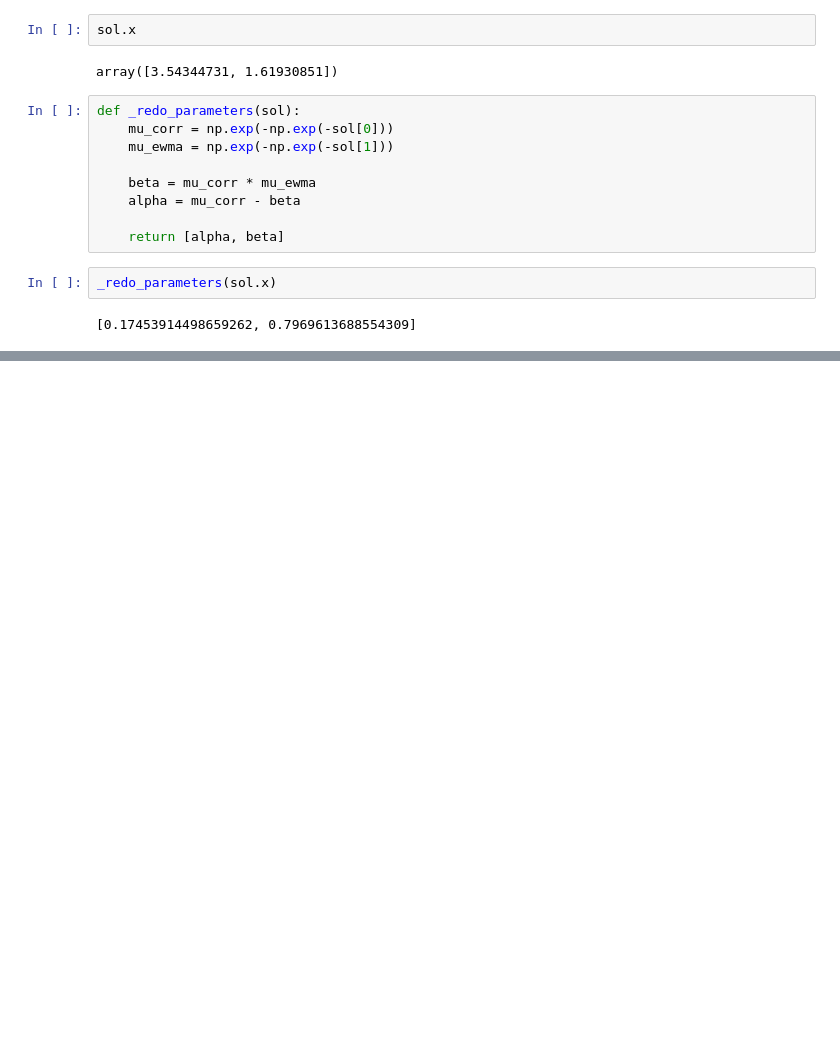
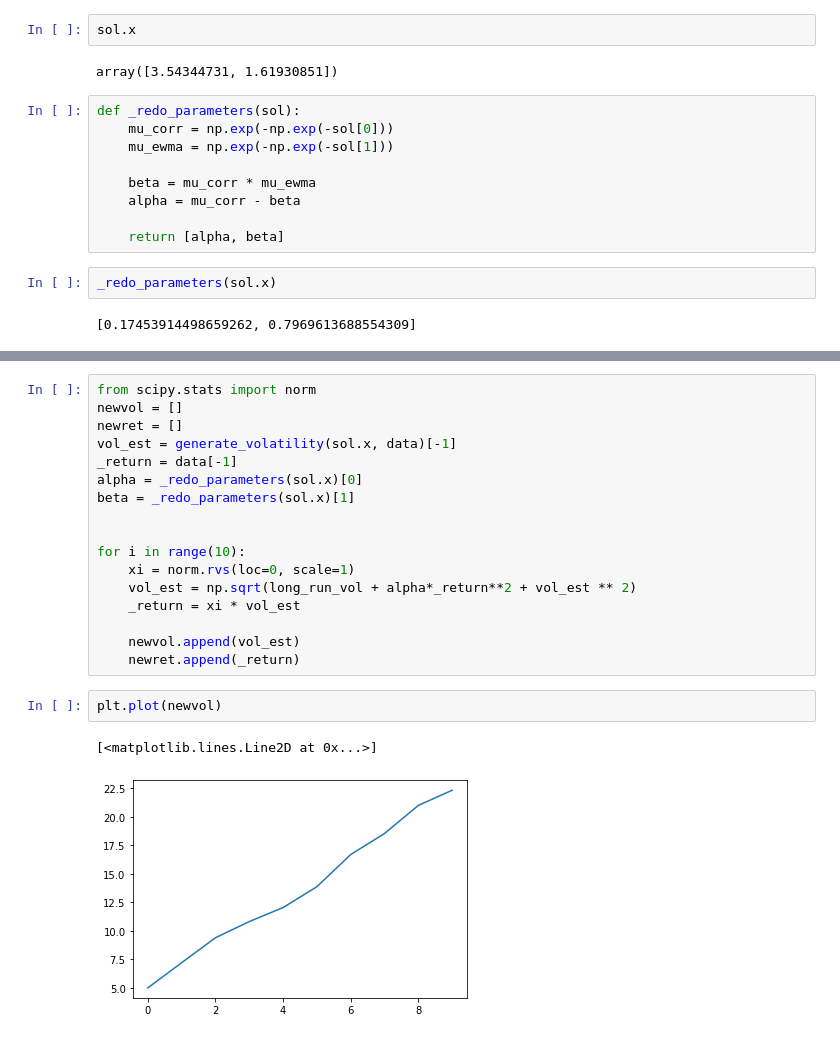
Before and after one commit to Sinbad-The-Sailor/Abacus, a Jupyter notebook: garch_test.ipynb, the cells around one changed output, grey strips where cells are left out. Cells and saved outputs as stored; diff of their text form; blank space fills up the shorter version.

```diff
--- a/garch_test.ipynb
+++ b/garch_test.ipynb
@@ -92,0 +110,22 @@ plt.show()
+# %%
+from scipy.stats import norm
+newvol = []
+newret = []
+vol_est = generate_volatility(sol.x, data)[-1]
+_return = data[-1]
+alpha = _redo_parameters(sol.x)[0]
+beta = _redo_parameters(sol.x)[1]
+
+
+for i in range(10):
+    xi = norm.rvs(loc=0, scale=1)
+    vol_est = np.sqrt(long_run_vol + alpha*_return**2 + vol_est ** 2)
+    _return = xi * vol_est
+
+    newvol.append(vol_est)
+    newret.append(_return)
+# %%
+plt.plot(newvol)
+# %% [output]
+[<matplotlib.lines.Line2D at 0x...>]
+[figure, added]
```
Also changed, not shown: parts of 5 cells of this notebook, 3 other files.
